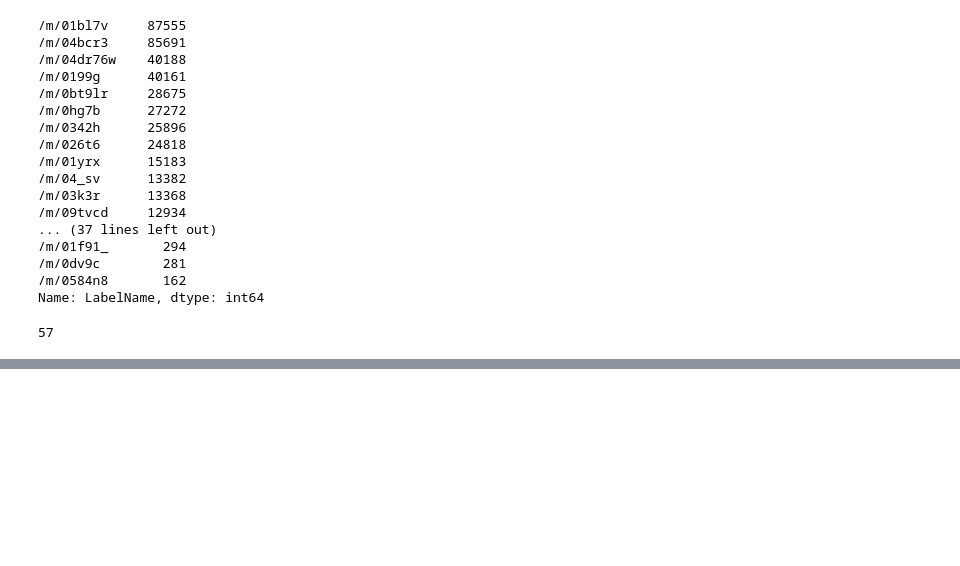
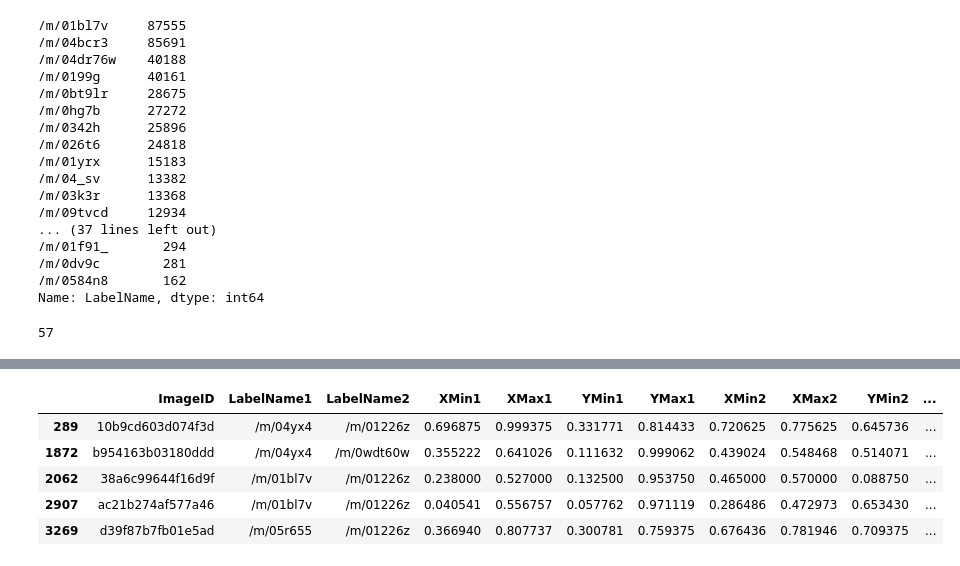
Before and after one commit to chicm/open-images-vrd, a Jupyter notebook: notebooks/eda.ipynb, the cells around one changed output, grey strips where cells are left out. Drawn from its saved outputs; the diff is of its cells as text; code cells hidden in the pictures; blank space fills up the shorter version.

```diff
--- a/notebooks/eda.ipynb
+++ b/notebooks/eda.ipynb
@@ -3,7 +3,7 @@ import os
 import numpy as np
 import pandas as pd
 import torch
-import os
+import os.path as osp
 import json
 import pandas as pd
 from PIL import Image
@@ -15,3 +15,5 @@ import numpy as np
 from tqdm import tqdm
 import glob
 import pickle
+
+DATA_DIR = '/home/chec/data/open-images/relation'
@@ -38,5 +51,5 @@ VRD_sample_submission.csv
 # %%
-df_a = pd.read_csv('/mnt/chicm/data/open-images/relation/challenge-2019-attributes-description.csv', names=['class', 'name'])
+df_a = pd.read_csv(osp.join(DATA_DIR, 'challenge-2019-attributes-description.csv'), names=['class', 'name'])
 df_a.head()
 # %% [output]
 |  | class | name |
@@ -46,7 +59,7 @@ df_a.head()
 | 3 | /m/04lbp | (made of)Leather |
 | 4 | /m/083vt | Wooden |
 # %%
-df_c = pd.read_csv('/mnt/chicm/data/open-images/relation/challenge-2019-classes-vrd.csv', names=['class', 'name'])
+df_c = pd.read_csv(osp.join(DATA_DIR, 'challenge-2019-classes-vrd.csv'), names=['class', 'name'])
 df_c.head()
 # %% [output]
 |  | class | name |
@@ -960,0 +803,10 @@ plt.imshow(get_annotated_img(annos[3]))
+# %%
+df_hits = df_train.loc[df_train.RelationshipLabel=='hits']
+df_hits.head()
+# %% [output]
+|  | ImageID | LabelName1 | LabelName2 | XMin1 | XMax1 | YMin1 | YMax1 | XMin2 | XMax2 | YMin2 | ... |
+| 289 | 10b9cd603d074f3d | /m/04yx4 | /m/01226z | 0.696875 | 0.999375 | 0.331771 | 0.814433 | 0.720625 | 0.775625 | 0.645736 | ... |
+| 1872 | b954163b03180ddd | /m/04yx4 | /m/0wdt60w | 0.355222 | 0.641026 | 0.111632 | 0.999062 | 0.439024 | 0.548468 | 0.514071 | ... |
+| 2062 | 38a6c99644f16d9f | /m/01bl7v | /m/01226z | 0.238000 | 0.527000 | 0.132500 | 0.953750 | 0.465000 | 0.570000 | 0.088750 | ... |
+| 2907 | ac21b274af577a46 | /m/01bl7v | /m/01226z | 0.040541 | 0.556757 | 0.057762 | 0.971119 | 0.286486 | 0.472973 | 0.653430 | ... |
+| 3269 | d39f87b7fb01e5ad | /m/05r655 | /m/01226z | 0.366940 | 0.807737 | 0.300781 | 0.759375 | 0.676436 | 0.781946 | 0.709375 | ... |
```
Also changed, not shown: parts of 25 cells of this notebook, 3 other files.
